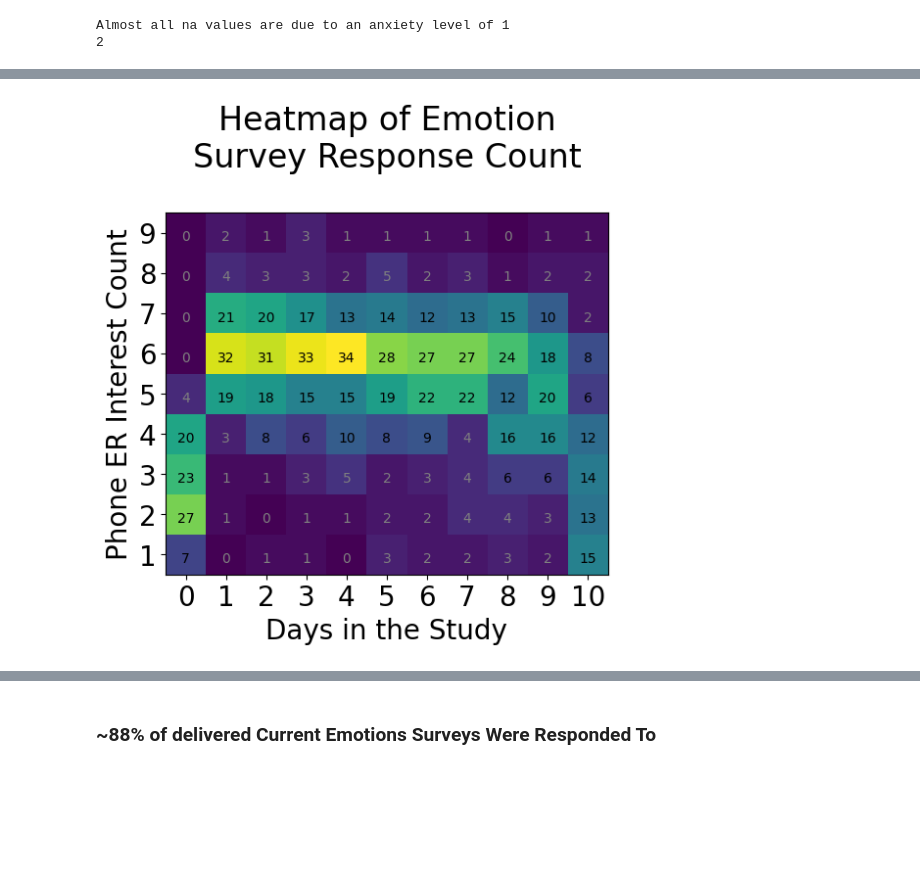
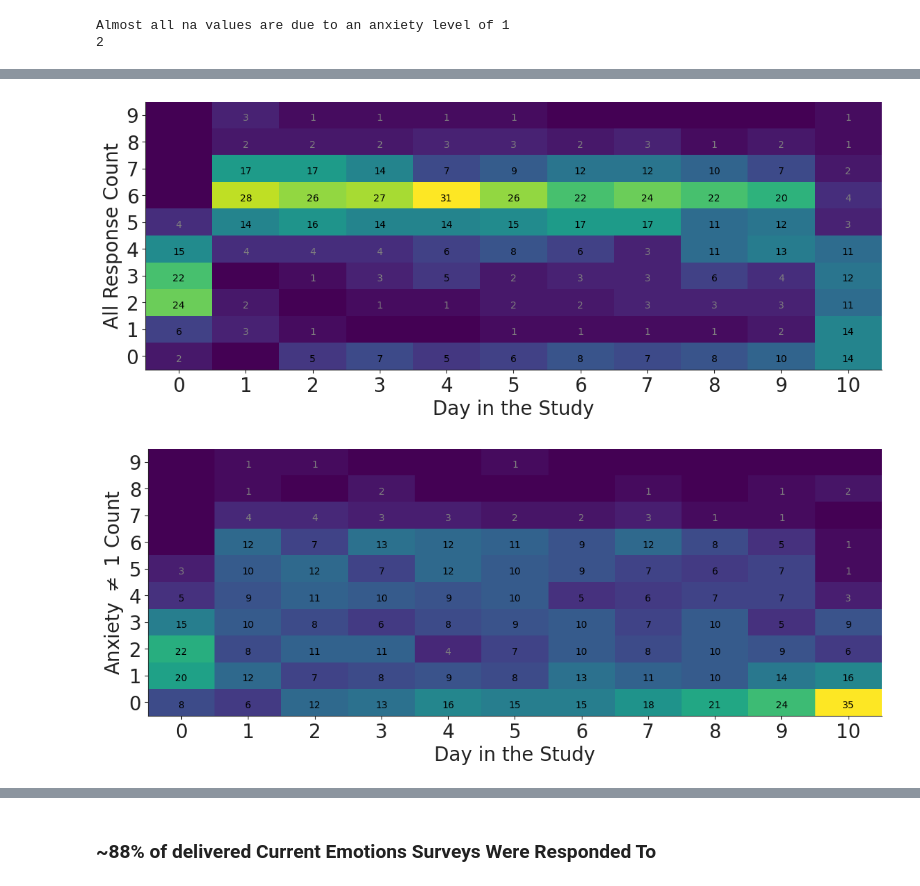
Before and after one commit to mrucker/diss, a Jupyter notebook: sapiens/notebooks/exploratory.ipynb, the cells around one changed output, grey strips where cells are left out. Drawn from its saved outputs; the diff is of its cells as text; code cells hidden in the pictures; blank space fills up the shorter version.

```diff
--- a/sapiens/notebooks/exploratory.ipynb
+++ b/sapiens/notebooks/exploratory.ipynb
@@ -106,7 +154,7 @@ Almost all na values are due to an anxiety level of 1
 # %%
 def local():
-    deliveries = runs_df.sort_values(["ParticipantId","DeliveredTimestamp"]).reset_index(drop=True)
-    diff = deliveries.groupby(["ParticipantId","RelDay"])["DeliveredTimestamp"].diff()
+    deliveries = runs_df.sort_values(["ParticipantId","DeliveredTimestampUtc"]).reset_index(drop=True)
+    diff = deliveries.groupby(["ParticipantId","RelDay"])["DeliveredTimestampUtc"].diff()
     (diff / (60*60)).plot.box(ylabel='Hours', whis=[5,95])
     plt.title("\n The IQR of time between \n surveys was [00:45, 02:45]\n", fontdict={"size":20})
     plt.xticks([])
@@ -120,12 +203,10 @@ array([0.81, 2.87])
 # %%
-for i in emotions_df["RelDay"].unique():
+emotions_df[(~emotions_df["SubmissionTimestampUtc"].isna()) & (emotions_df["State Anxiety"]==1)]["Response Time (log)"].plot(kind="hist",bins=75,label="No Anxiety",color=c1+"33",edgecolor=c1)
+emotions_df[(~emotions_df["SubmissionTimestampUtc"].isna()) & (emotions_df["State Anxiety"]!=1)]["Response Time (log)"].plot(kind="hist",bins=75,label="Some Anxiety",color=c2+"33",edgecolor=c2)
 
-    emotions_df[(emotions_df["Phone ER Interest"].isna()) & (emotions_df["RelDay"] == i) & (emotions_df["Response Time (min)"] < 10)]["Response Time (min)"].plot(kind="hist",bins=150,label="1",alpha=.25)
-    emotions_df[(~emotions_df["Phone ER Interest"].isna()) & (emotions_df["RelDay"] == i) & (emotions_df["Response Time (min)"] < 10)]["Response Time (min)"].plot(kind="hist",bins=150,label=">1",alpha=.25)
-    #plt.title("\n78.69% of all responses\noccured in 2 minutes or less\n")
-    #plt.yticks([1000,2000],["1k","2k"])
-    plt.xlabel("Minutes To Respond")
-    plt.legend()
-    plt.show()
-round((emotions_df["Response Time (min)"] < .5).sum()/emotions_df.shape[0],4)*100
+plt.xlabel("Minutes To Respond")
+plt.legend()
+plt.show()
+
+round(100*(emotions_df["Response Time (min)"] < .5).sum()/len(emotions_df),2)
 # %% [output]
@@ -144,25 +226,40 @@ round((emotions_df["Response Time (min)"] < .5).sum()/emotions_df.shape[0],4)*10
 # %%
-def local():
-    df = pd.read_csv('../data/Emotions.csv')
-    df = add_day_columns(df, "OpenedTimestamp", participant_df)
-    to_trim = get_trimmed_pids(df)
-    df = df[~df["ParticipantId"].isin(to_trim)]
-    df = df[df["RelDay"] < 11]
-    df = df[~df["Phone ER Interest"].isna()]
+def local(df,ylabel,title=True,file=None):
+    n_pid = len(set(emotions_df["ParticipantId"].tolist()))
     df = df.groupby(["ParticipantId","RelDay"]).size().reset_index().rename(columns={0:"Count"})
+    counts2d = df.groupby(["RelDay","Count"]).size().to_dict()
 
-    heatmap = np.histogram2d(df["RelDay"], df["Count"], bins=[11,9])[0]
-    extent = (0, 11, 1, 10)
-    plt.title("Heatmap of Emotion\nSurvey Response Count\n")
-    plt.imshow(heatmap.T, extent=extent, origin='lower')
+    heatmap = np.empty((11,10))
+    for x in range(11):
+        for y in range(10):
+            if y == 0:
+                heatmap[x,y] = n_pid - sum(counts2d.get((x,_y),0) for _y in range(10))
+            else:
+                heatmap[x,y] = counts2d.get((x,y),0)
+
+    plt.figure(figsize=(30,5))
+    extent = (0, 11, 1, 11)
+    if title: plt.title(f"{ylabel} By Day\n")
+    plt.imshow(heatmap.T, extent=extent, origin='lower',aspect=.40)
     for i in range(heatmap.shape[0]):
         for j in range(heatmap.shape[1]):
-            plt.gca().text(.5+i, 1.4+j, str(int(heatmap[i, j])), ha="center", va="center", color="black" if heatmap[i, j] >= 6 else "gray", fontdict={"size":10})
-    plt.yticks([x+1.5 for x in range(9)],[str(x+1) for x in range(9)])
-    plt.xticks([x+0.5 for x in range(11)],[str(x) for x in range(11)])
-    plt.ylabel("Phone ER Interest Count")
-    plt.xlabel("Days in the Study")
+            if heatmap[i,j]:
+                plt.gca().text(.5+i, 1.4+j, str(int(heatmap[i, j])), ha="center", va="center", color="black" if heatmap[i, j] >= 5 else "gray", fontdict={"size":10})
+    plt.yticks([x+0.5 for x in range(1,11)],[str(x) for x in range(0,10)])
+    plt.xticks([x+0.5 for x in range(0,11)],[str(x) for x in range(0,11)])
+    plt.ylabel(ylabel)
+    plt.xlabel("Day in the Study")
+    if file: plt.savefig(f'../figs/{file}.pdf',format='pdf', bbox_inches="tight")
     plt.show()
-local()
+
+    #print(df.groupby("RelDay")["Count"].median())
+    #print(df[~df["RelDay"].isin([0,10])]["Count"].median())
+    #print(df[df["RelDay"].isin([0,10])]["Count"].median())
+    #return print(df.groupby("RelDay")["Count"].sum().to_dict())
+local(emotions_df[~emotions_df["SubmissionTimestampUtc"].isna()],"All Response Count",title=False,file="response_day_heat")
+#local(emotions_df[ emotions_df["SubmissionTimestampUtc"].isna()],"Participant Non-Response Count")
+#local(emotions_df[(~emotions_df["SubmissionTimestampUtc"].isna() ) & (emotions_df["State Anxiety"] == 1)],"Participant Anxiety==1 Count")
+local(emotions_df[(~emotions_df["SubmissionTimestampUtc"].isna() ) & (emotions_df["State Anxiety"] != 1)],"Anxiety $\\neq$ 1 Count",title=False,file="response_day_heat_sans1")
 # %% [output]
-[figure, old version]
+[figure, new version]
+[figure, added]
```
Also changed, not shown: parts of 41 cells of this notebook, 2 other files.
